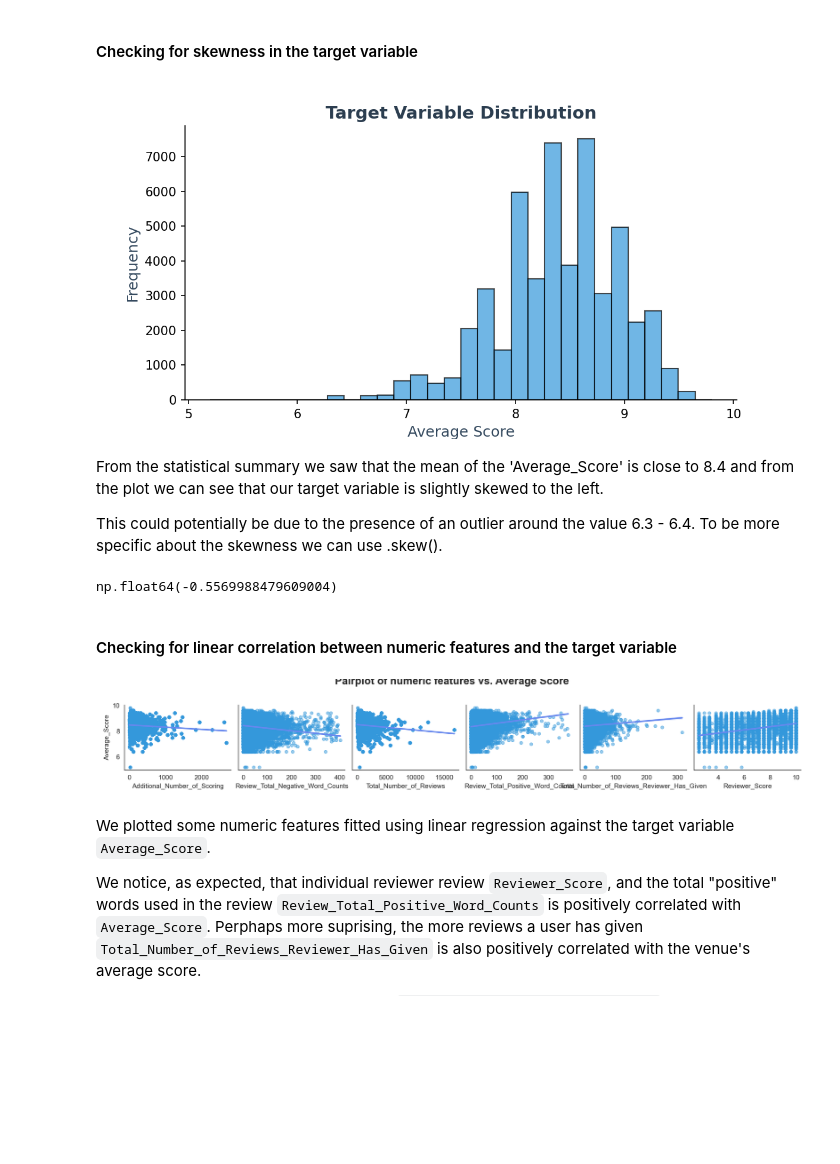
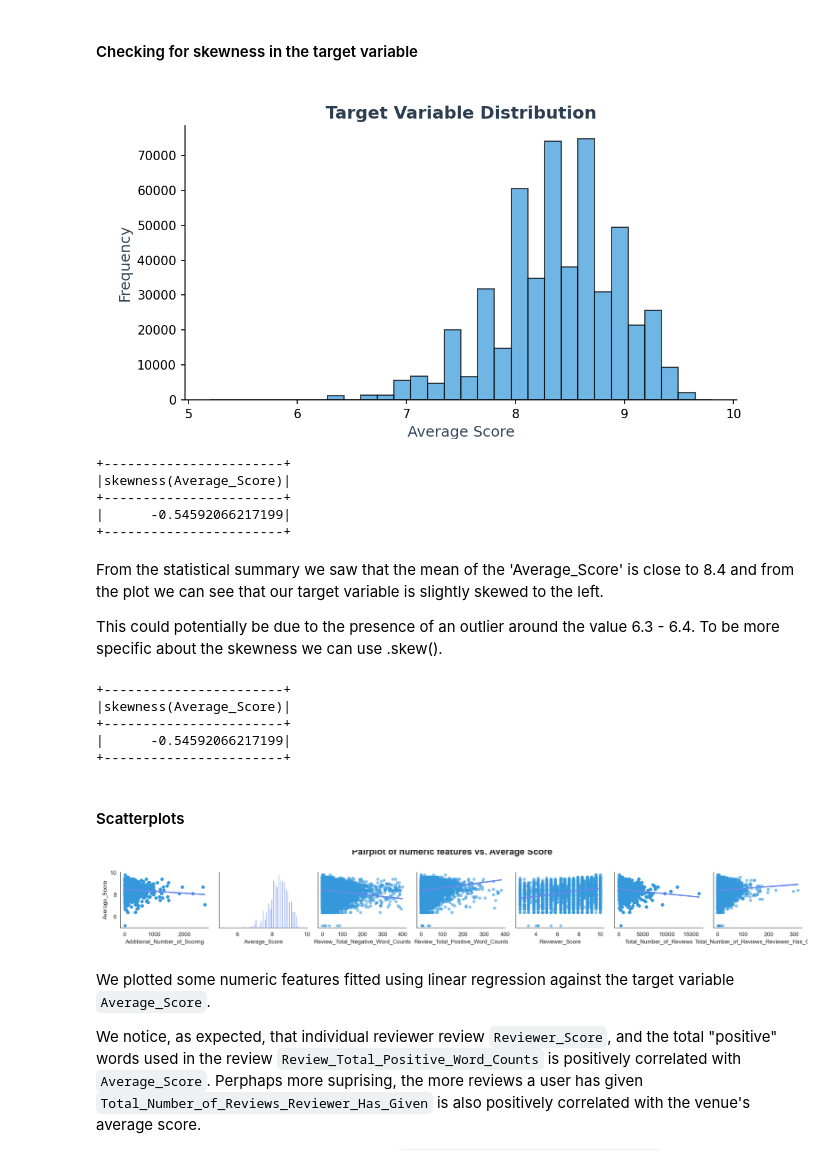
Before and after one commit to i-demetriou/dsc511-group-project, a Jupyter notebook: dsc511.project.mtsilidou.anikodimou.idemetriou.ipynb, the cells around one changed output. Saved outputs shown, nothing was run; the diff lists cells and outputs as text; code cells hidden in the pictures; blank space fills up the shorter version.

```diff
--- a/dsc511.project.mtsilidou.anikodimou.idemetriou.ipynb
+++ b/dsc511.project.mtsilidou.anikodimou.idemetriou.ipynb
@@ -134,0 +187,4 @@ cleaned = original
+# %%
+# Replacing empty strings with Spark's null
+for c in cleaned.columns:
+    cleaned = cleaned.withColumn(c, when(trim(col(c)) == '', None).otherwise(col(c)))
@@ -241,7 +406,8 @@ cleaned\
 
 # We see that the format is "<days> day(s)"
 
-def parse_days_ago(literal):
+@udf(IntegerType())
+def days_ago_udf(literal):
     days, unit = literal.split()
     if not days.isdigit():
         raise RuntimeError(f'Unexpected day: {days}')
@@ -256,8 +422,6 @@ def parse_days_ago(literal):
         raise
 
 
-days_ago_udf = udf(parse_days_ago, IntegerType())
-
 cleaned = cleaned\
     .withColumn('days_since_review',
         days_ago_udf(col('days_since_review'))
@@ -376,3 +676,13 @@ only showing top 5 rows
 # %%
+numerical_features = [
+    'Additional_Number_of_Scoring',
+    'Average_Score',
+    'Review_Total_Negative_Word_Counts',
+    'Review_Total_Positive_Word_Counts',
+    'Reviewer_Score',
+    'Total_Number_of_Reviews',
+    'Total_Number_of_Reviews_Reviewer_Has_Given',
+]
 # At this point preprocessing has finished we save our data to parquet
 cleaned.write.parquet('./data/Hotel_Reviews.parquet')
+cleaned.summary().show()
@@ -415,0 +725,5 @@ enough difference in the scale of our data.
+# %%
+sample_pandas = sample.select(numerical_features).toPandas()
+
+print('[Sample] Numerical features description:')
+sample_pandas[numerical_features].describe()
@@ -416,63 +743,74 @@ enough difference in the scale of our data.
 # %% [markdown]
 #### Checking for skewness in the target variable
 # %%
-# Creating the histogram
+target_rdd = cleaned.select("Average_Score").rdd\
+        .flatMap(lambda x: x)\
+        .filter(lambda x: x is not None)
 
-plt.figure(figsize=(8, 4))  # Setting figure size
-plt.hist(sample_pandas['Average_Score'], bins=30, color='#3498db', edgecolor='black', alpha=0.7)
+# Computing histogram with 30 bins
+bins, counts = target_rdd.histogram(30)
+bin_widths = [bins[i+1] - bins[i] for i in range(len(bins)-1)]
+
+# Plot
+plt.figure(figsize=(8, 4))
+plt.bar(bins[:-1], counts, width=bin_widths, color='#3498db', edgecolor='black', alpha=0.7, align='edge')
 
 plt.title('Target Variable Distribution', fontsize=14, fontweight='bold', color='#2c3e50')
 plt.xlabel('Average Score', fontsize=12, color='#34495e')
 plt.ylabel('Frequency', fontsize=12, color='#34495e')
 
-# Remove top and right spines for a cleaner look
 plt.gca().spines['top'].set_visible(False)
 plt.gca().spines['right'].set_visible(False)
 
-# Show the plot
 plt.show()
 # %% [output]
-[figure, old version]
+[figure, new version]
+# %%
+cleaned.select(skewness("Average_Score")).show()
+# %% [output]
++-----------------------+
+|skewness(Average_Score)|
++-----------------------+
+|      -0.54592066217199|
++-----------------------+
 # %% [markdown]
 From the statistical summary we saw that the mean of the 'Average_Score' is close to 8.4
 and from the plot we can see that our target variable is slightly skewed to the left.
 
 This could potentially be due to the presence of an outlier around the value 6.3 - 6.4.
 To be more specific about the skewness we can use .skew().
-# %%
-sample_pandas['Average_Score'].skew()
-# %% [output]
-np.float64(-0.5569988479609004)
-# %% [markdown]
-#### Checking for linear correlation between numeric features and the target variable
+# %%
+cleaned.select(skewness("Average_Score")).show()
+# %% [output]
++-----------------------+
+|skewness(Average_Score)|
++-----------------------+
+|      -0.54592066217199|
++-----------------------+
+# %% [markdown]
+#### Scatterplots
 # %%
-# Setting Seaborn style for a cleaner look
-
 sns.set_style("white")
 sns.set_palette("coolwarm")
 
 # Creating the pairplot
 g = sns.pairplot(
     sample_pandas,
-    x_vars=[
-        'Additional_Number_of_Scoring', 'Review_Total_Negative_Word_Counts',
-        'Total_Number_of_Reviews', 'Review_Total_Positive_Word_Counts',
-        'Total_Number_of_Reviews_Reviewer_Has_Given', 'Reviewer_Score'
-    ],
+    x_vars=numerical_features,
     y_vars="Average_Score",
     kind="reg",  # Regression line
     plot_kws={'scatter_kws': {'alpha': 0.5, 's': 20, 'color': '#3498db'}},  # Customize scatter points
     height=2.5,  # Adjust individual plot height
 )
 
 # Improve spacing
 plt.suptitle("Pairplot of numeric features vs. Average Score", fontsize=16, fontweight='bold', y=1.02)
 plt.tight_layout()
 
 # Show the plot
 plt.show()
 # %% [output]
-[figure, old version]
+[figure, new version]
 # %% [markdown]
 We plotted some numeric features fitted using linear regression against the target variable `Average_Score`.
 
```
Also changed, not shown: parts of 100 cells of this notebook, 3 other files.
